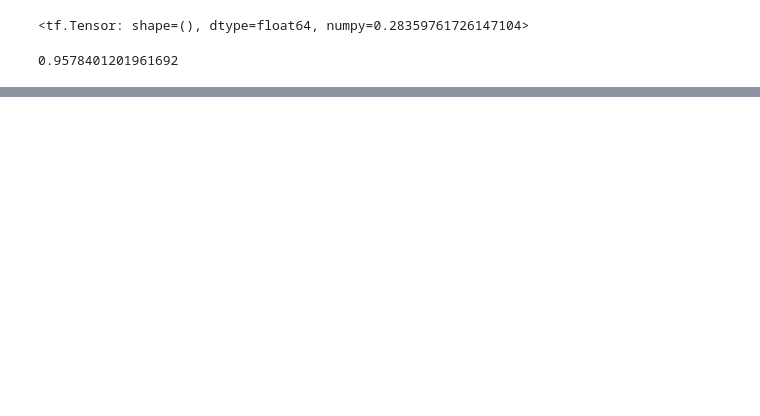
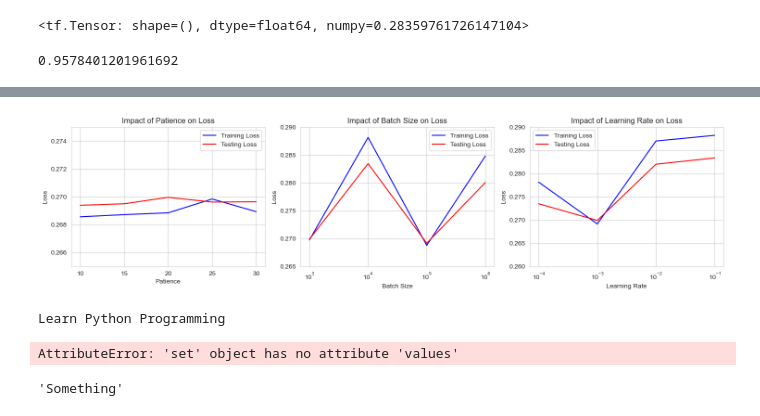
Before and after one commit to Rick-Debjyoti/Bell_CANN_model, a Jupyter notebook: src/bell_NN2.ipynb, the cells around one changed output, grey strips where cells are left out. Drawn from its saved outputs; the diff is of its cells as text; code cells hidden in the pictures; blank space fills up the shorter version.

```diff
--- a/src/bell_NN2.ipynb
+++ b/src/bell_NN2.ipynb
@@ -251,0 +645,54 @@ plt.show()
+# %%
+import matplotlib.pyplot as plt
+import seaborn as sns
+
+sns.set_style("whitegrid")
+
+fig, axes = plt.subplots(1, 3, figsize=(15, 4))
+
+# # Extract values from tuples in training_loss
+# patience_df['training_loss'] = patience_df['training_loss'].apply(lambda x: x[0])
+# batch_df['training_loss'] = batch_df['training_loss'].apply(lambda x: x[0])
+# learning_rate_df['training_loss'] = learning_rate_df['training_loss'].apply(lambda x: x[0])
+
+# Plot Patience DataFrame
+sns.lineplot(x='patience', y='training_loss', data=patience_df, ax=axes[0], label='Training Loss', color='blue')
+sns.lineplot(x='patience', y='testing_loss', data=patience_df, ax=axes[0], label='Testing Loss', color='red')
+axes[0].set_xlabel('Patience')
+axes[0].set_xticks(patience_df['patience'])
+axes[0].set_ylabel('Loss')
+axes[0].set_title('Impact of Patience on Loss')
+axes[0].set_ylim(0.265, 0.275)  # Set y-axis limits for better visualization
+
+# Plot Batch Size DataFrame
+sns.lineplot(x='batch_size', y='training_loss', data=batch_df, ax=axes[1], label='Training Loss', color='blue')
+sns.lineplot(x='batch_size', y='testing_loss', data=batch_df, ax=axes[1], label='Testing Loss', color='red')
+axes[1].set_xlabel('Batch Size')
+axes[1].set_ylabel('Loss')
+axes[1].set_title('Impact of Batch Size on Loss')
+axes[1].set_xscale('log')
+axes[1].set_ylim(0.265, 0.29)  # Set y-axis limits for better visualization
+
+# Plot Learning Rate DataFrame
+sns.lineplot(x='learning_rate', y='training_loss', data=learning_rate_df, ax=axes[2], label='Training Loss', color='blue')
+sns.lineplot(x='learning_rate', y='testing_loss', data=learning_rate_df, ax=axes[2], label='Testing Loss', color='red')
+axes[2].set_xlabel('Learning Rate')
+axes[2].set_ylabel('Loss')
+axes[2].set_title('Impact of Learning Rate on Loss')
+axes[2].set_xscale('log')
+axes[2].set_ylim(0.26, 0.29)  # Set y-axis limits for better visualization
+
+# Adjust spacing between subplots
+plt.tight_layout()
+
+# Show the plot
+plt.show()
+# %% [output]
+[figure, added]
+# %%
+import re
+sentence = 'Learn Python Programming'
+test = re.match(r'(.*)(.*?)(.*)', sentence)
+print(test.group())
+# %% [output]
+Learn Python Programming
@@ -251,0 +701,12 @@ plt.show()
+# %%
+d.values()
+# %% [output]
+AttributeError: 'set' object has no attribute 'values'
+# %%
+my_srt = 'Something'
+temp = pd.Series(list(my_srt))
+num_vals = temp.value_counts()
+max_or_min_crawl = num_vals.dropna().index[-1]
+"".join(temp.replace('', max_or_min_crawl))
+# %% [output]
+'Something'
```
Also changed, not shown: parts of 49 cells of this notebook, 11 other files.
